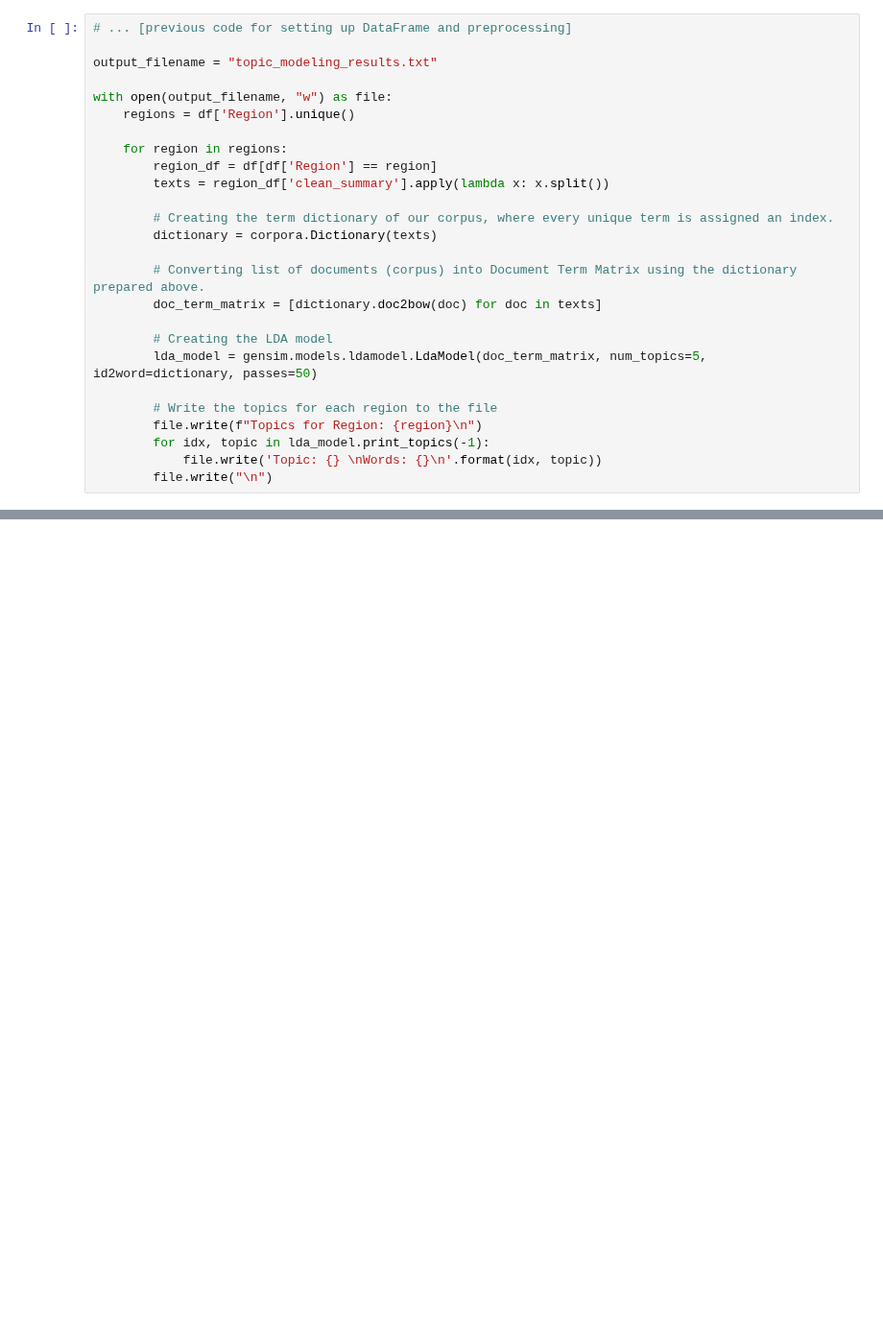
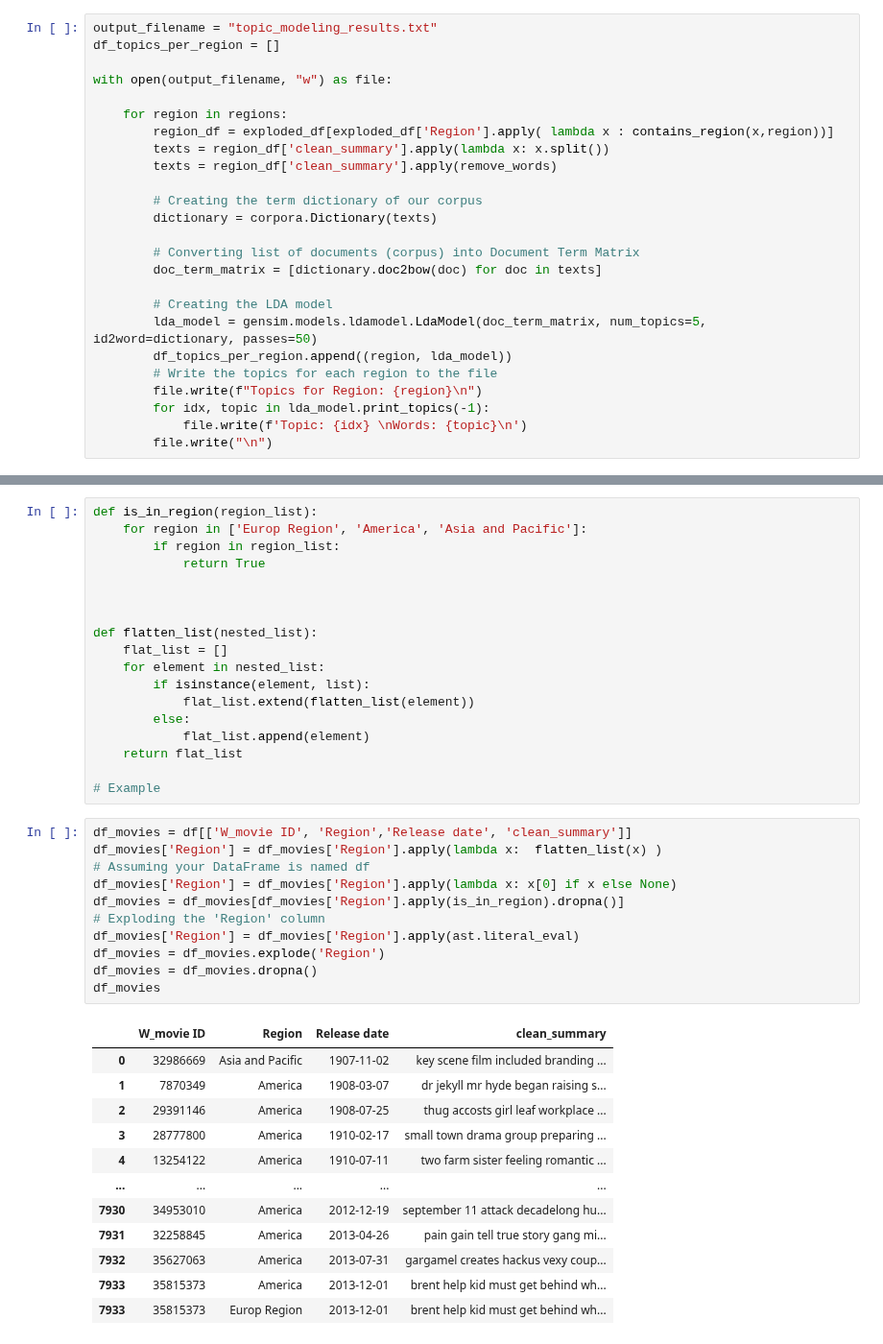
Before and after one commit to epfl-ada/ada-2023-project-boat2023, a Jupyter notebook: topicModelling.ipynb, the cells around one changed output, grey strips where cells are left out. Shown at 96% size. Saved outputs shown, nothing was run; the diff lists cells and outputs as text; blank space fills up the shorter version.

```diff
--- a/topicModelling.ipynb
+++ b/topicModelling.ipynb
@@ -97,26 +134,25 @@ Words: 0.044*"camera" + 0.027*"story" + 0.027*"burnat" + 0.019*"event" + 0.019*"
 # %%
-# ... [previous code for setting up DataFrame and preprocessing]
-
 output_filename = "topic_modeling_results.txt"
+df_topics_per_region = []
 
 with open(output_filename, "w") as file:
-    regions = df['Region'].unique()
 
     for region in regions:
-        region_df = df[df['Region'] == region]
+        region_df = exploded_df[exploded_df['Region'].apply( lambda x : contains_region(x,region))]
         texts = region_df['clean_summary'].apply(lambda x: x.split())
+        texts = region_df['clean_summary'].apply(remove_words)
 
-        # Creating the term dictionary of our corpus, where every unique term is assigned an index.
+        # Creating the term dictionary of our corpus
         dictionary = corpora.Dictionary(texts)
 
-        # Converting list of documents (corpus) into Document Term Matrix using the dictionary prepared above.
+        # Converting list of documents (corpus) into Document Term Matrix
         doc_term_matrix = [dictionary.doc2bow(doc) for doc in texts]
 
         # Creating the LDA model
         lda_model = gensim.models.ldamodel.LdaModel(doc_term_matrix, num_topics=5, id2word=dictionary, passes=50)
-
+        df_topics_per_region.append((region, lda_model))
         # Write the topics for each region to the file
         file.write(f"Topics for Region: {region}\n")
         for idx, topic in lda_model.print_topics(-1):
-            file.write('Topic: {} \nWords: {}\n'.format(idx, topic))
+            file.write(f'Topic: {idx} \nWords: {topic}\n')
         file.write("\n")
@@ -122,0 +207,42 @@ with open(output_filename, "w") as file:
+# %%
+def is_in_region(region_list):
+    for region in ['Europ Region', 'America', 'Asia and Pacific']:
+        if region in region_list:
+            return True
+
+
+
+def flatten_list(nested_list):
+    flat_list = []
+    for element in nested_list:
+        if isinstance(element, list):
+            flat_list.extend(flatten_list(element))
+        else:
+            flat_list.append(element)
+    return flat_list
+
+# Example
+# %%
+df_movies = df[['W_movie ID', 'Region','Release date', 'clean_summary']]
+df_movies['Region'] = df_movies['Region'].apply(lambda x:  flatten_list(x) )
+# Assuming your DataFrame is named df
+df_movies['Region'] = df_movies['Region'].apply(lambda x: x[0] if x else None)
+df_movies = df_movies[df_movies['Region'].apply(is_in_region).dropna()]
+# Exploding the 'Region' column
+df_movies['Region'] = df_movies['Region'].apply(ast.literal_eval)
+df_movies = df_movies.explode('Region')
+df_movies = df_movies.dropna()
+df_movies
+# %% [output]
+|  | W_movie ID | Region | Release date | clean_summary |
+| 0 | 32986669 | Asia and Pacific | 1907-11-02 | key scene film included branding ... |
+| 1 | 7870349 | America | 1908-03-07 | dr jekyll mr hyde began raising s... |
+| 2 | 29391146 | America | 1908-07-25 | thug accosts girl leaf workplace ... |
+| 3 | 28777800 | America | 1910-02-17 | small town drama group preparing ... |
+| 4 | 13254122 | America | 1910-07-11 | two farm sister feeling romantic ... |
+| ... | ... | ... | ... | ... |
+| 7930 | 34953010 | America | 2012-12-19 | september 11 attack decadelong hu... |
+| 7931 | 32258845 | America | 2013-04-26 | pain gain tell true story gang mi... |
+| 7932 | 35627063 | America | 2013-07-31 | gargamel creates hackus vexy coup... |
+| 7933 | 35815373 | America | 2013-12-01 | brent help kid must get behind wh... |
+| 7933 | 35815373 | Europ Region | 2013-12-01 | brent help kid must get behind wh... |
```
Also changed, not shown: parts of 18 cells of this notebook, 5 other files.
